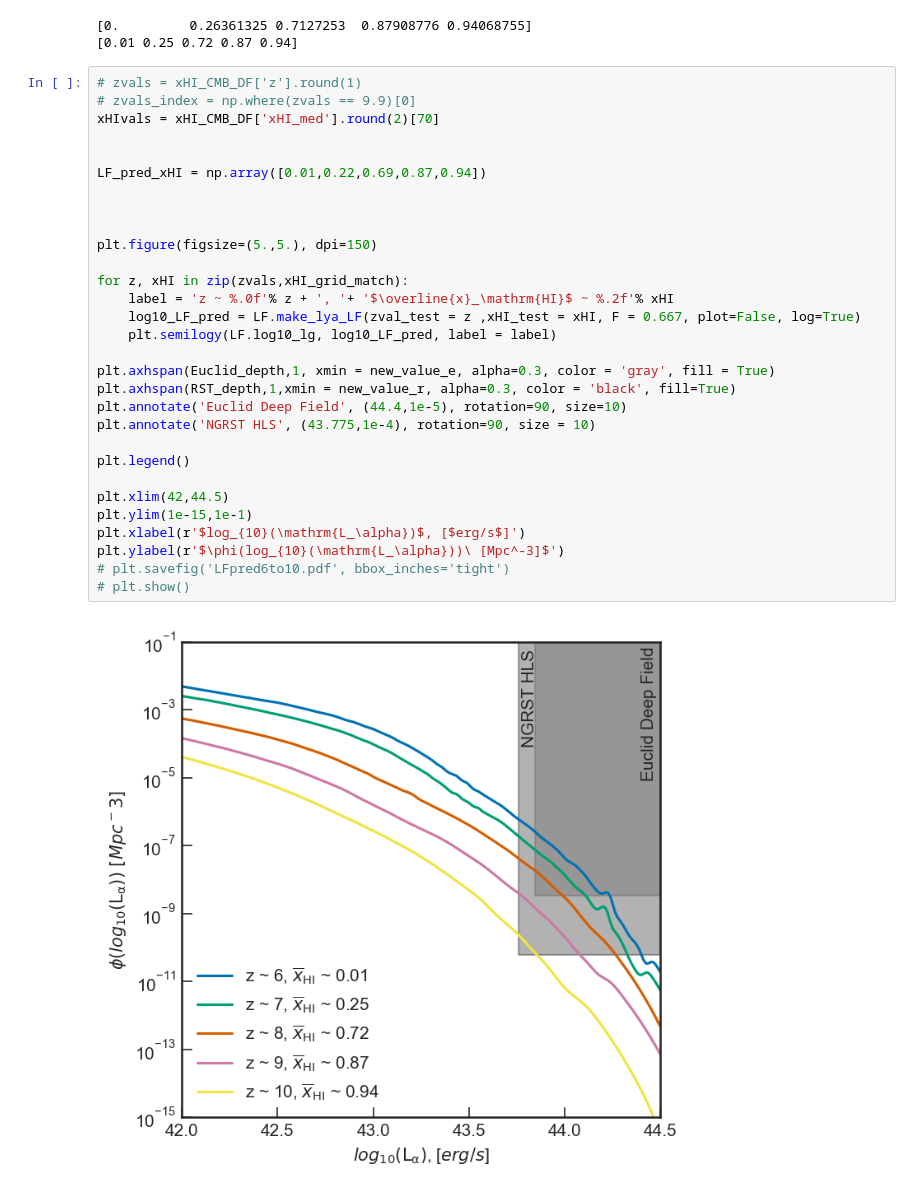
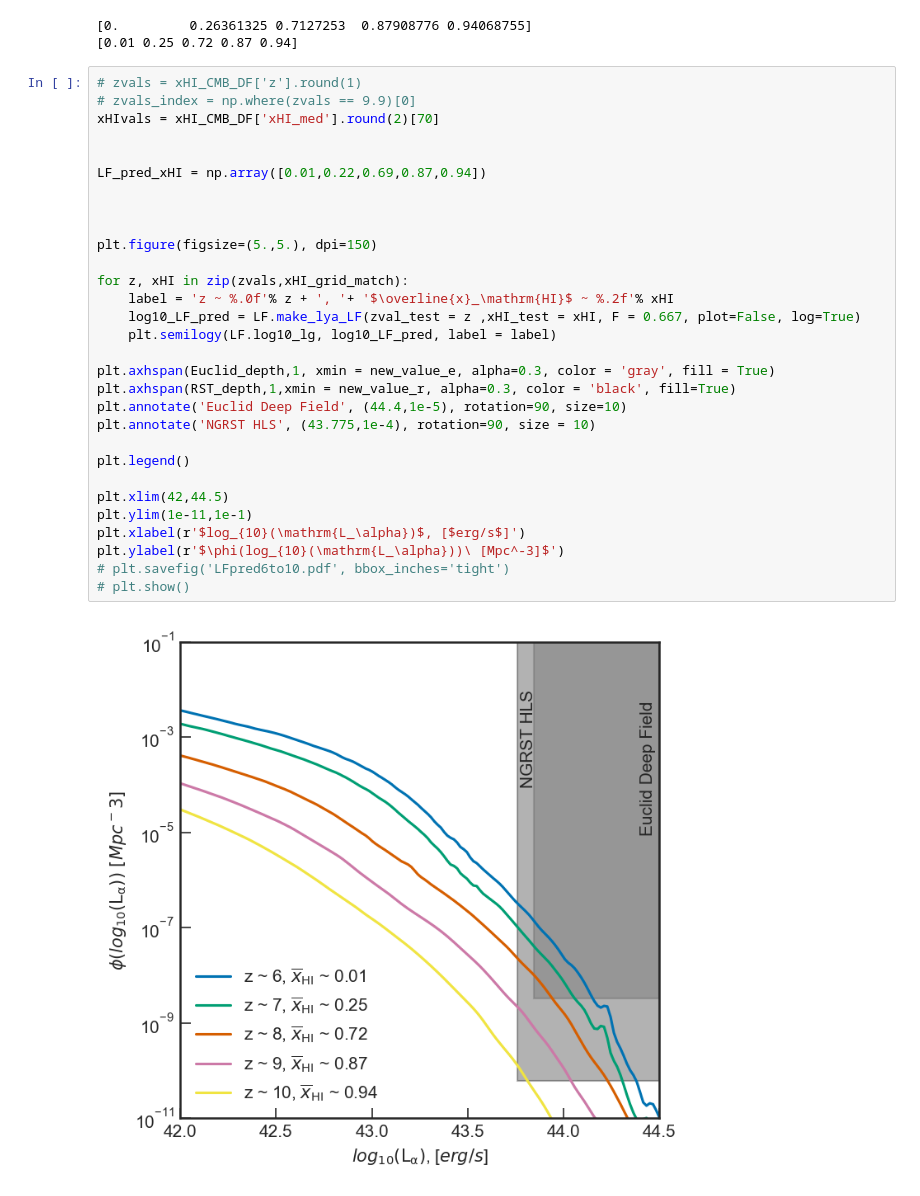
Before and after one commit to amora250/SAO-REU2020, a Jupyter notebook: CODE/Reionization_History.ipynb, the cells around one changed output. Drawn from its saved outputs; the diff is of its cells as text.

```diff
--- a/CODE/Reionization_History.ipynb
+++ b/CODE/Reionization_History.ipynb
@@ -273,32 +273,32 @@ print(xHI_grid_match)
 # %%
 # zvals = xHI_CMB_DF['z'].round(1)
 # zvals_index = np.where(zvals == 9.9)[0]
 xHIvals = xHI_CMB_DF['xHI_med'].round(2)[70]
 
 
 LF_pred_xHI = np.array([0.01,0.22,0.69,0.87,0.94])
 
 
 
 plt.figure(figsize=(5.,5.), dpi=150)
 
 for z, xHI in zip(zvals,xHI_grid_match):
     label = 'z ~ %.0f'% z + ', '+ '$\overline{x}_\mathrm{HI}$ ~ %.2f'% xHI
     log10_LF_pred = LF.make_lya_LF(zval_test = z ,xHI_test = xHI, F = 0.667, plot=False, log=True)
     plt.semilogy(LF.log10_lg, log10_LF_pred, label = label)
 
 plt.axhspan(Euclid_depth,1, xmin = new_value_e, alpha=0.3, color = 'gray', fill = True)
 plt.axhspan(RST_depth,1,xmin = new_value_r, alpha=0.3, color = 'black', fill=True)
 plt.annotate('Euclid Deep Field', (44.4,1e-5), rotation=90, size=10)
 plt.annotate('NGRST HLS', (43.775,1e-4), rotation=90, size = 10)
 
 plt.legend()
 
 plt.xlim(42,44.5)
-plt.ylim(1e-15,1e-1)
+plt.ylim(1e-11,1e-1)
 plt.xlabel(r'$log_{10}(\mathrm{L_\alpha})$, [$erg/s$]')
 plt.ylabel(r'$\phi(log_{10}(\mathrm{L_\alpha}))\ [Mpc^-3]$')
 # plt.savefig('LFpred6to10.pdf', bbox_inches='tight')
 # plt.show()
 # %% [output]
-[figure, old version]
+[figure, new version]
```
Also changed, not shown: parts of 2 cells of this notebook, 22 other files.
